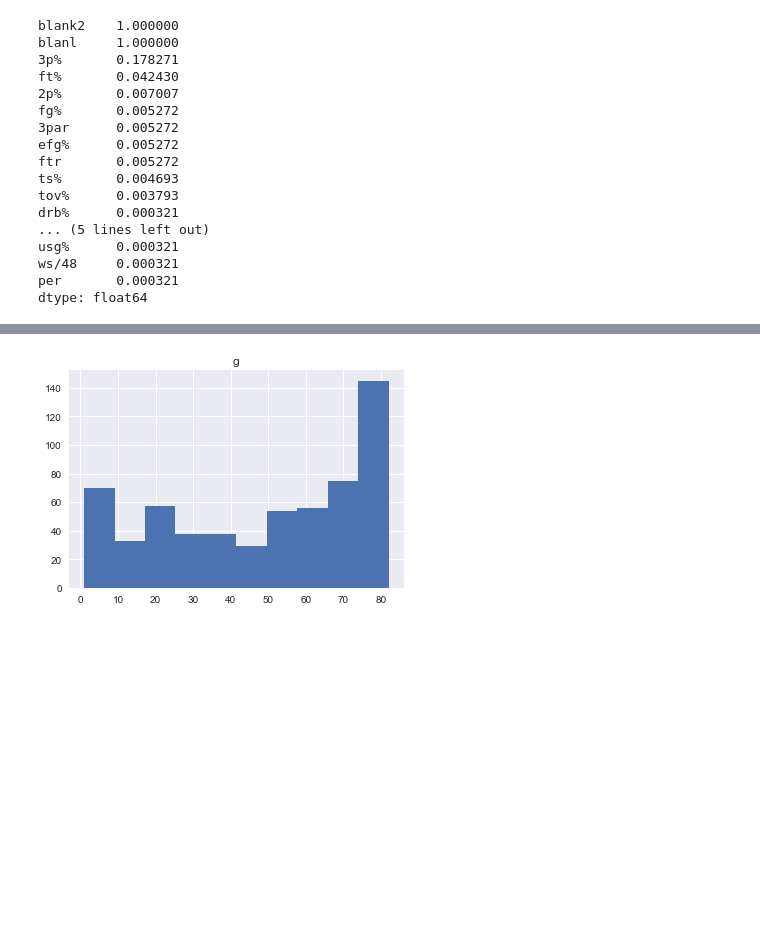
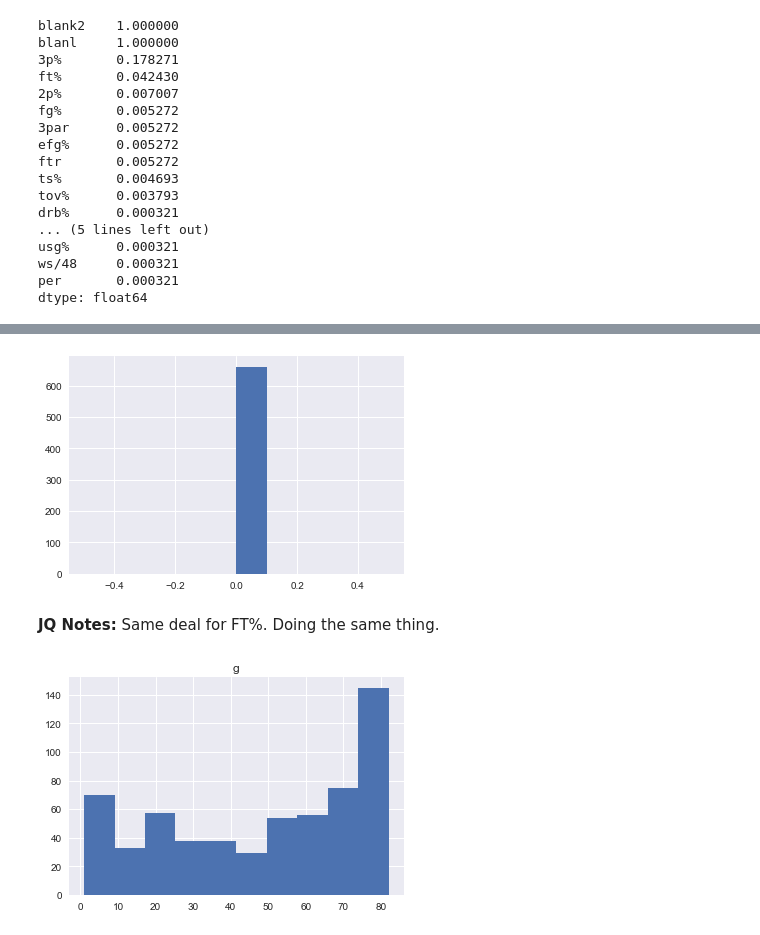
Before and after one commit to jquella/DSI_capstone, a Jupyter notebook: eda_v1.ipynb, the cells around one changed output, grey strips where cells are left out. Cells and saved outputs as stored; diff of their text form; code cells hidden in the pictures; blank space fills up the shorter version.

```diff
--- a/eda_v1.ipynb
+++ b/eda_v1.ipynb
@@ -239,0 +272,9 @@ dtype: float64
+# %%
+## fillin it in.
+data['3p%'].fillna(value=0, inplace=True)
+# %%
+data[data['ft%'].isnull()]['ft'].hist();
+# %% [output]
+[figure, added]
+# %% [markdown]
+**JQ Notes:** Same deal for FT%. Doing the same thing.
```
Also changed, not shown: parts of 79 cells of this notebook, 4 other files.
